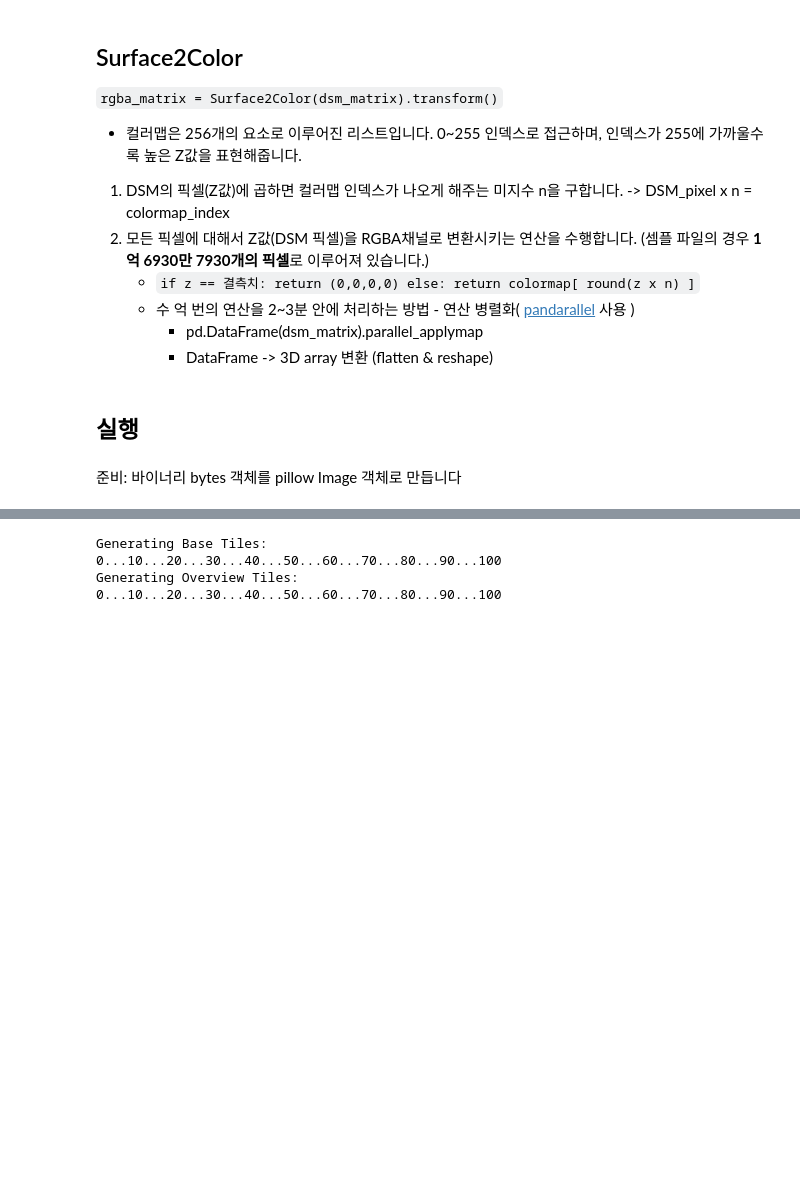
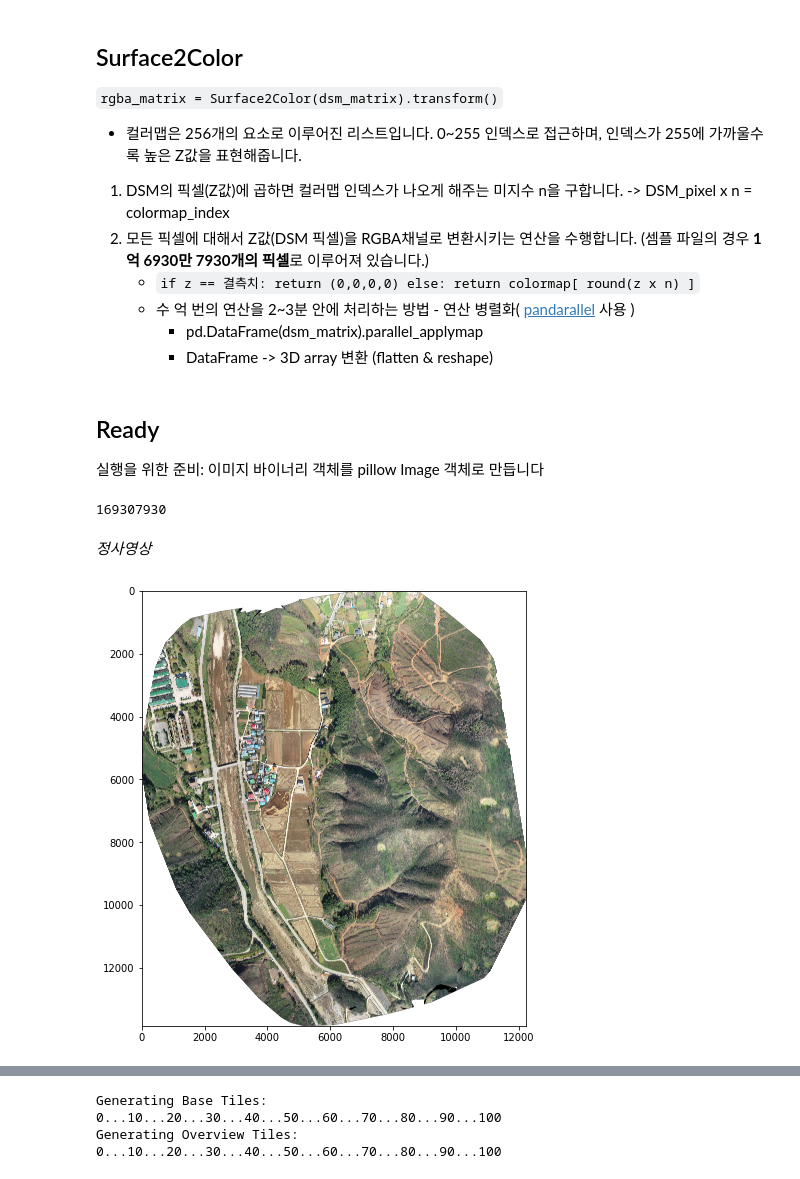
Before and after one commit to sociengineer/dsm-colorization-tiling, a Jupyter notebook: DsmColorizationTiling.ipynb, the cells around one changed output, grey strips where cells are left out. Cells and saved outputs as stored; diff of their text form; code cells hidden in the pictures; blank space fills up the shorter version.

Commit message:
add image preview

```diff
--- a/DsmColorizationTiling.ipynb
+++ b/DsmColorizationTiling.ipynb
@@ -87,6 +88,21 @@ class Surface2Color:
 
         return self.FEATURE_RANGE / self._pas_max_v
+# %% [markdown]
+## Ready
+실행을 위한 준비: 이미지 바이너리 객체를 pillow Image 객체로 만듭니다
+# %%
+import io
+
+import numpy as np
+from PIL import Image
+
+Image.MAX_IMAGE_PIXELS = None
+
+dsm_img = Image.open(io.BytesIO(DSM))
+orthomosaic_img = Image.open(io.BytesIO(ORTHOMOSAIC))
+
+np.prod(dsm_img.size) # 처리해야 할 픽셀 갯수 (약 1억 7천만개)
+# %% [output]
+169307930
 # %% [markdown]
-## 실행
+*정사영상*
-# %% [markdown]
-준비: 바이너리 bytes 객체를 pillow Image 객체로 만듭니다
@@ -103,0 +109,7 @@ orthomosaic_img.show()
+# %%
+import matplotlib.pyplot as plt
+
+plt.figure(figsize=(8,8))
+_=plt.imshow(orthomosaic_img)
+# %% [output]
+[figure, added]
```
Also changed, not shown: parts of 12 cells of this notebook, 1 other file.
